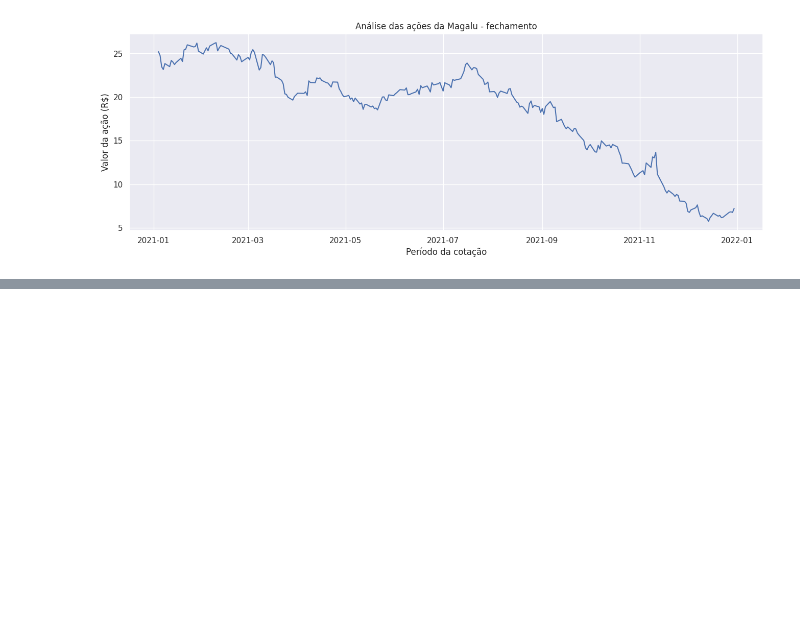
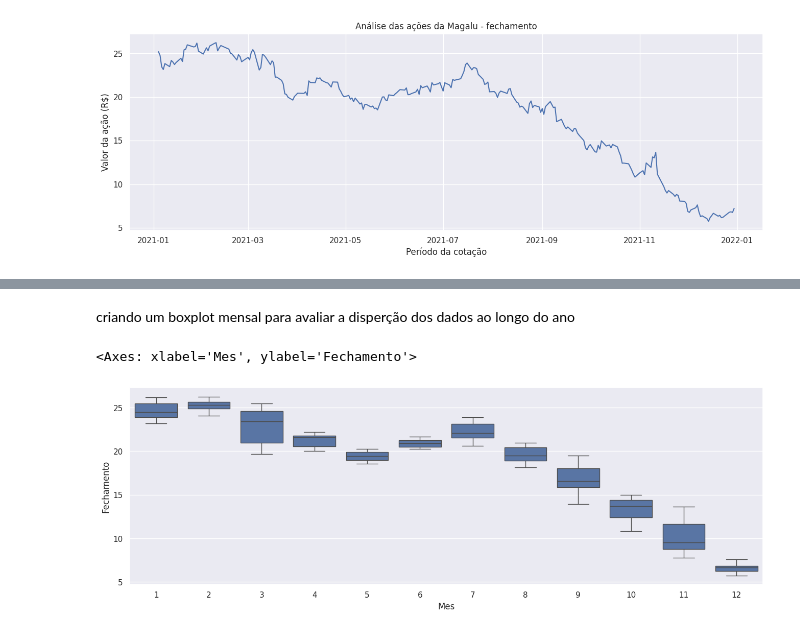
Before and after one commit to Vinicius-DataAnalyst/portfolio, a Jupyter notebook: PROJ03_FinancialMarket.ipynb, the cells around one changed output, grey strips where cells are left out. Cells and saved outputs as stored; diff of their text form; code cells hidden in the pictures; blank space fills up the shorter version.

```diff
--- a/PROJ03_FinancialMarket.ipynb
+++ b/PROJ03_FinancialMarket.ipynb
@@ -146,0 +178,11 @@ Text(0, 0.5, 'Valor da ação (R$)')
+# %% [markdown]
+criando um boxplot mensal para avaliar a disperção dos dados ao longo do ano
+# %%
+# criando a coluna de meses
+df['Mes'] = df['Data'].dt.month
+
+plt.figure( figsize= (16,5) )
+sns.boxplot( data= df, x = 'Mes', y= 'Fechamento')
+# %% [output]
+<Axes: xlabel='Mes', ylabel='Fechamento'>
+[figure, added]
```
Also changed, not shown: parts of 8 cells of this notebook.
